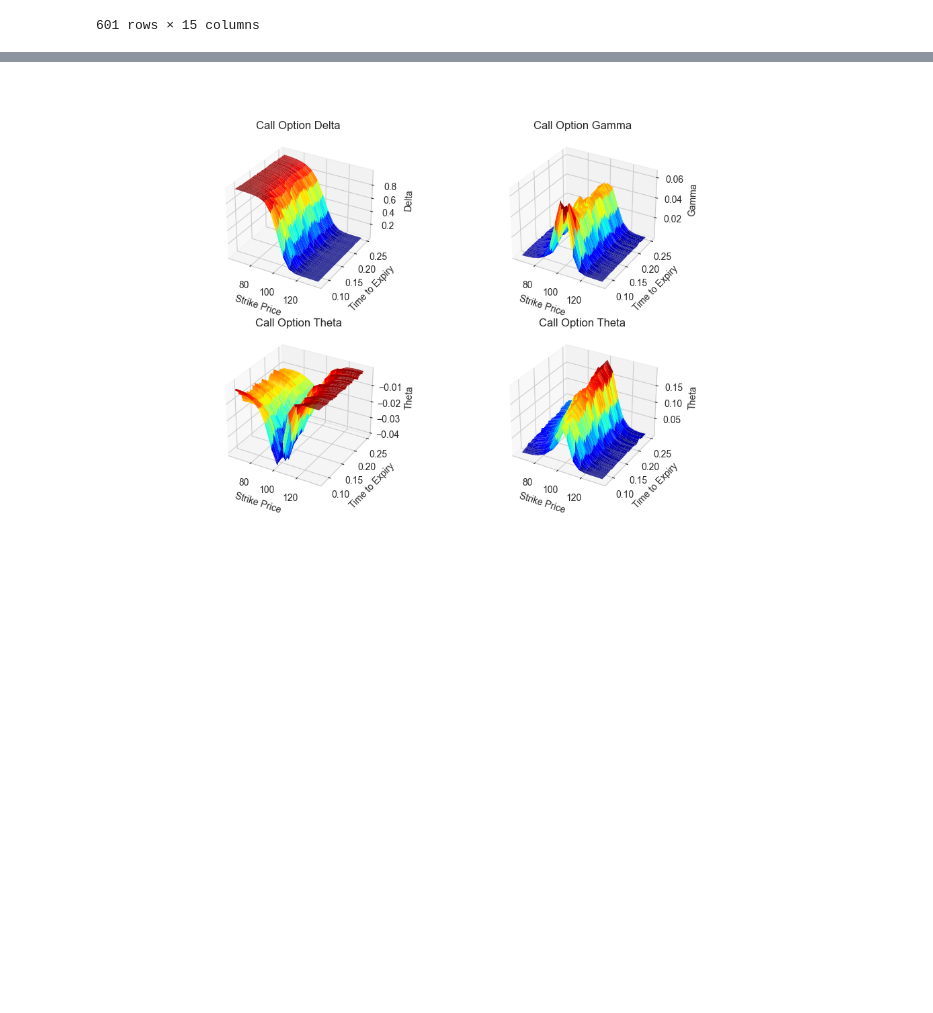
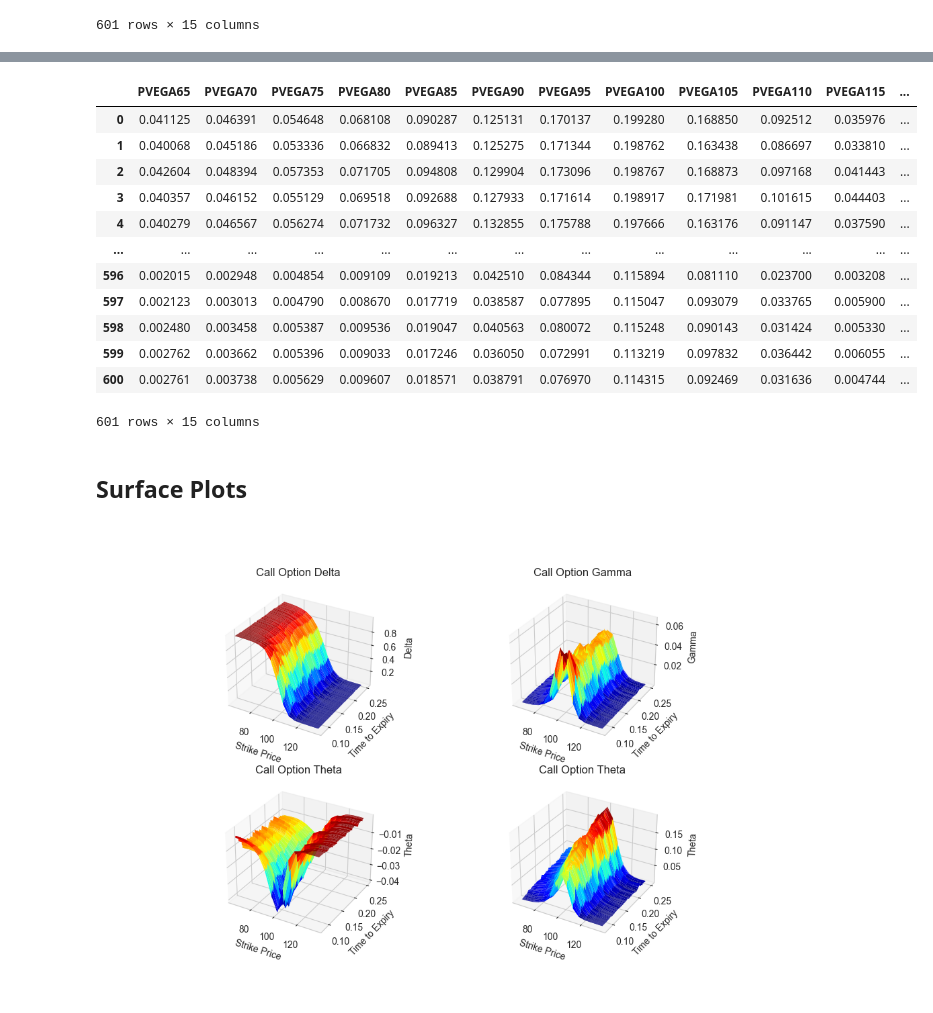
Before and after one commit to Ae-bii/uchicago-trading-2023, a Jupyter notebook: case2/analysis/understanding_train_data.ipynb, the cells around one changed output, grey strips where cells are left out. Cells and saved outputs as stored; diff of their text form; code cells hidden in the pictures; blank space fills up the shorter version.

```diff
--- a/case2/analysis/understanding_train_data.ipynb
+++ b/case2/analysis/understanding_train_data.ipynb
@@ -221,7 +223,7 @@ cvega = np.zeros((len(df),len(range(65,140,5))))
 
 for i in range(len(df)):
     for j in range(65,140,5):
-        sigma = cimpl_df[i:i+1][f'CIV{j}']
+        sigma = impl_df[i:i+1][f'IV{j}']
         S = df['underlying'][i]
         K = j
         t = df['time_to_expiry'][i]
@@ -302,0 +307,19 @@ cvega_df
+# %%
+pdelta = np.zeros((len(df),len(range(65,140,5))))
+pgamma = np.zeros((len(df),len(range(65,140,5))))
+ptheta = np.zeros((len(df),len(range(65,140,5))))
+pvega = np.zeros((len(df),len(range(65,140,5))))
+
+for i in range(len(df)):
+    for j in range(65,140,5):
+        sigma = impl_df[i:i+1][f'IV{j}']
+        S = df['underlying'][i]
+        K = j
+        t = df['time_to_expiry'][i]
+        r = 0
+        flag = 'p'
+        res = get_all_greeks(flag, S, K, t, r, sigma, model='black_scholes', return_as='dict')
+        pdelta[i][int((j/5) - 13)] = res['delta'][0]
+        pgamma[i][int((j/5) - 13)] = res['gamma'][0]
+        ptheta[i][int((j/5) - 13)] = res['theta'][0]
+        pvega[i][int((j/5) - 13)] = res['vega'][0]
@@ -303 +377,20 @@ cvega_df
+# %%
+pvega_df = pd.DataFrame(pvega, columns=[f'PVEGA{i}' for i in range(65,140,5)])
+pvega_df
+# %% [output]
+|  | PVEGA65 | PVEGA70 | PVEGA75 | PVEGA80 | PVEGA85 | PVEGA90 | PVEGA95 | PVEGA100 | PVEGA105 | PVEGA110 | PVEGA115 | ... |
+| 0 | 0.041125 | 0.046391 | 0.054648 | 0.068108 | 0.090287 | 0.125131 | 0.170137 | 0.199280 | 0.168850 | 0.092512 | 0.035976 | ... |
+| 1 | 0.040068 | 0.045186 | 0.053336 | 0.066832 | 0.089413 | 0.125275 | 0.171344 | 0.198762 | 0.163438 | 0.086697 | 0.033810 | ... |
+| 2 | 0.042604 | 0.048394 | 0.057353 | 0.071705 | 0.094808 | 0.129904 | 0.173096 | 0.198767 | 0.168873 | 0.097168 | 0.041443 | ... |
+| 3 | 0.040357 | 0.046152 | 0.055129 | 0.069518 | 0.092688 | 0.127933 | 0.171614 | 0.198917 | 0.171981 | 0.101615 | 0.044403 | ... |
+| 4 | 0.040279 | 0.046567 | 0.056274 | 0.071732 | 0.096327 | 0.132855 | 0.175788 | 0.197666 | 0.163176 | 0.091147 | 0.037590 | ... |
+| ... | ... | ... | ... | ... | ... | ... | ... | ... | ... | ... | ... | ... |
+| 596 | 0.002015 | 0.002948 | 0.004854 | 0.009109 | 0.019213 | 0.042510 | 0.084344 | 0.115894 | 0.081110 | 0.023700 | 0.003208 | ... |
+| 597 | 0.002123 | 0.003013 | 0.004790 | 0.008670 | 0.017719 | 0.038587 | 0.077895 | 0.115047 | 0.093079 | 0.033765 | 0.005900 | ... |
+| 598 | 0.002480 | 0.003458 | 0.005387 | 0.009536 | 0.019047 | 0.040563 | 0.080072 | 0.115248 | 0.090143 | 0.031424 | 0.005330 | ... |
+| 599 | 0.002762 | 0.003662 | 0.005396 | 0.009033 | 0.017246 | 0.036050 | 0.072991 | 0.113219 | 0.097832 | 0.036442 | 0.006055 | ... |
+| 600 | 0.002761 | 0.003738 | 0.005629 | 0.009607 | 0.018571 | 0.038791 | 0.076970 | 0.114315 | 0.092469 | 0.031636 | 0.004744 | ... |
+601 rows × 15 columns
+# %% [markdown]
+## Surface Plots
 # %%
```
Also changed, not shown: parts of 9 cells of this notebook.
